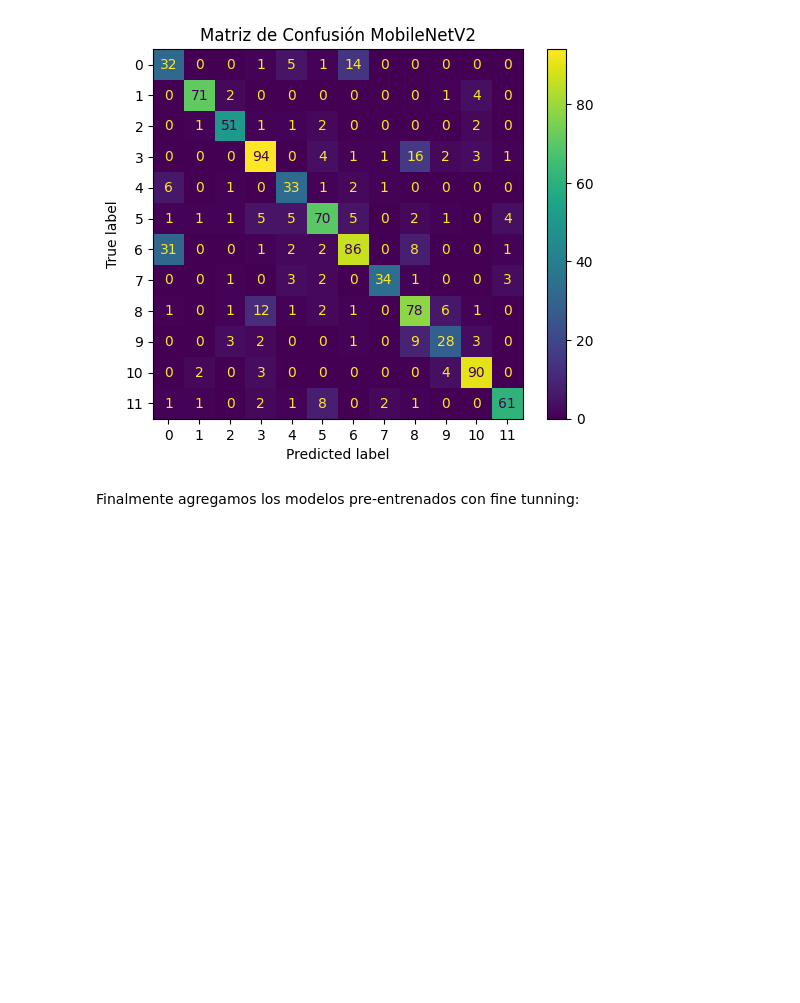
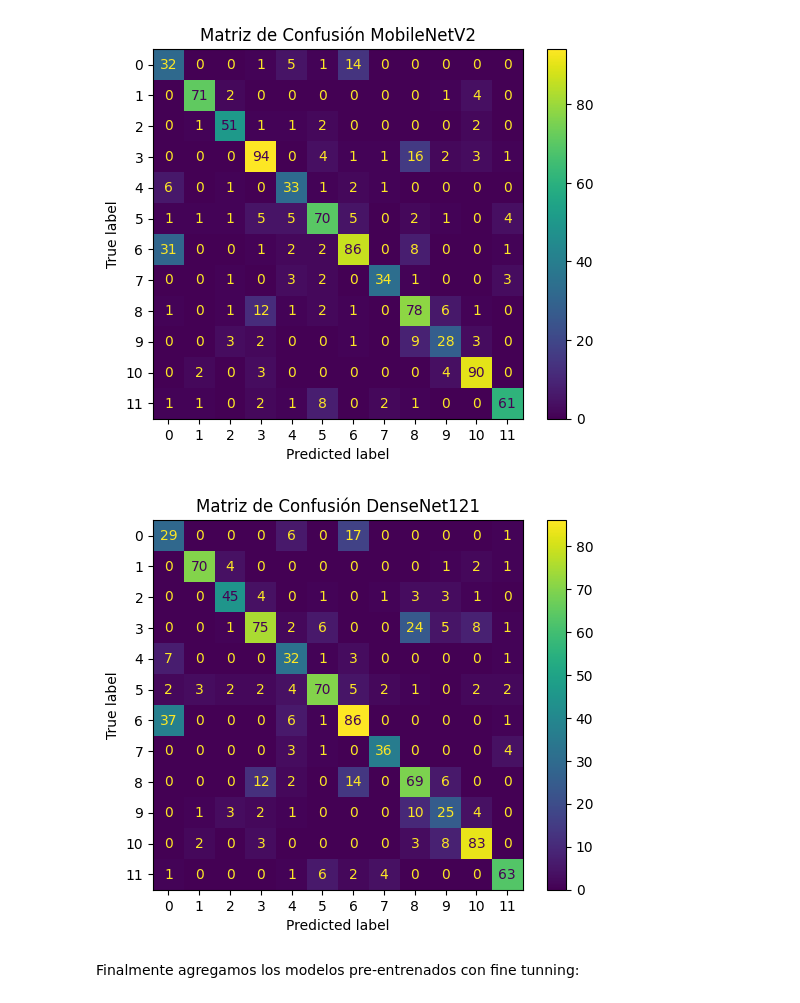
Before and after one commit to scarabinoalbano/07MIAR_04_A_2025-26_Redes-Neuronales-y-Deep-Learning, a Jupyter notebook: 07MIAR_Proyecto_Programacion_Grupo8.ipynb, the cells around one changed output. Saved outputs shown, nothing was run; the diff lists cells and outputs as text; code cells hidden in the pictures; blank space fills up the shorter version.

```diff
--- a/07MIAR_Proyecto_Programacion_Grupo8.ipynb
+++ b/07MIAR_Proyecto_Programacion_Grupo8.ipynb
@@ -558,11 +548,13 @@ plt.show()
 # %%
 y_pred_dn = np.argmax(dn_test, axis=1)
 cf_dn = confusion_matrix(y_test,y_pred_dn)
 
-dn_disp = metrics.ConfusionMatrixDisplay(cf_dn)
+dn_disp = ConfusionMatrixDisplay(cf_dn)
 dn_disp.plot()
 plt.title('Matriz de Confusión DenseNet121')
 plt.show()
+# %% [output]
+[figure, added]
 # %% [markdown]
 Finalmente agregamos los modelos pre-entrenados con fine tunning:
 # %% [markdown]
```
Also changed, not shown: parts of 4 cells of this notebook.
